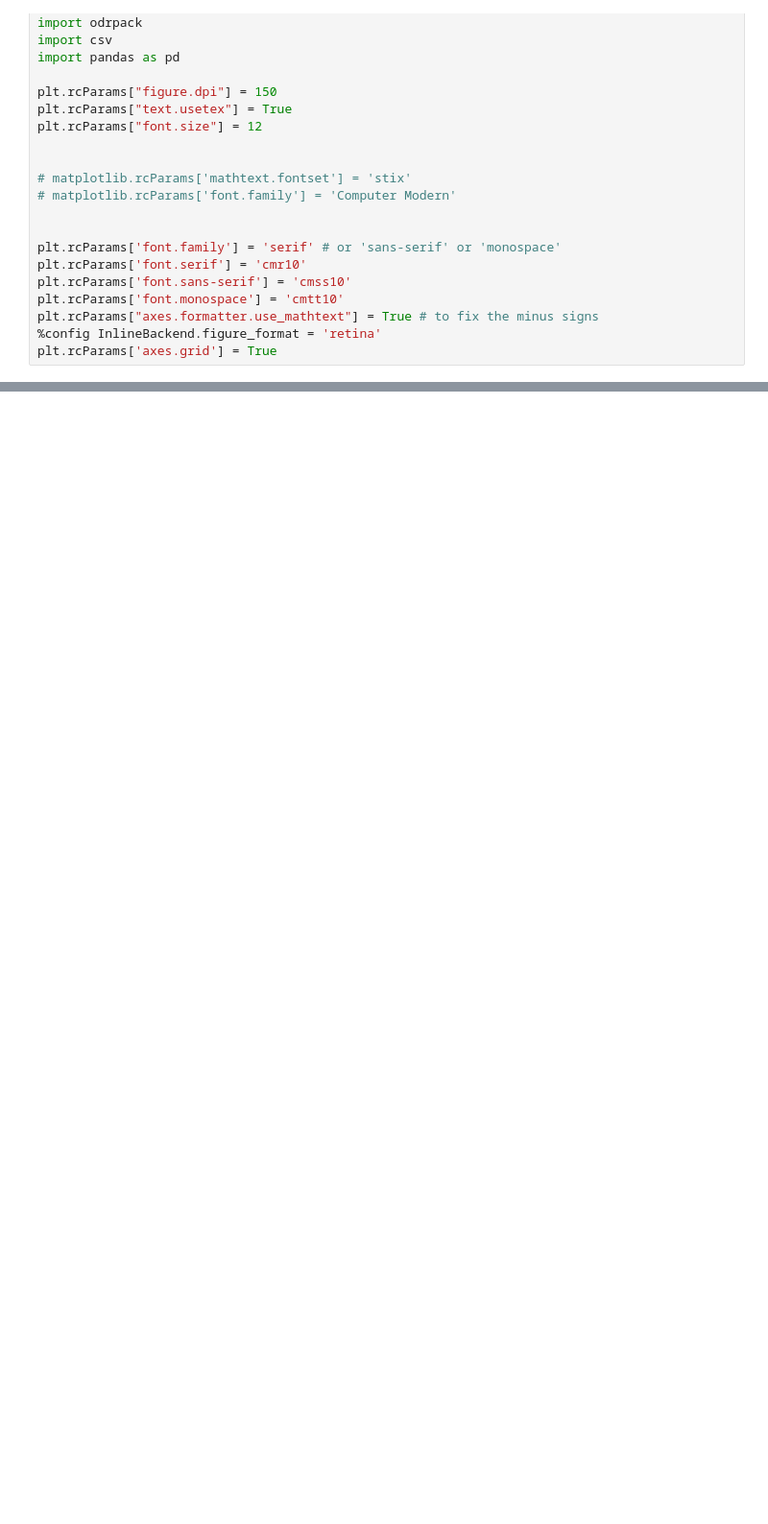
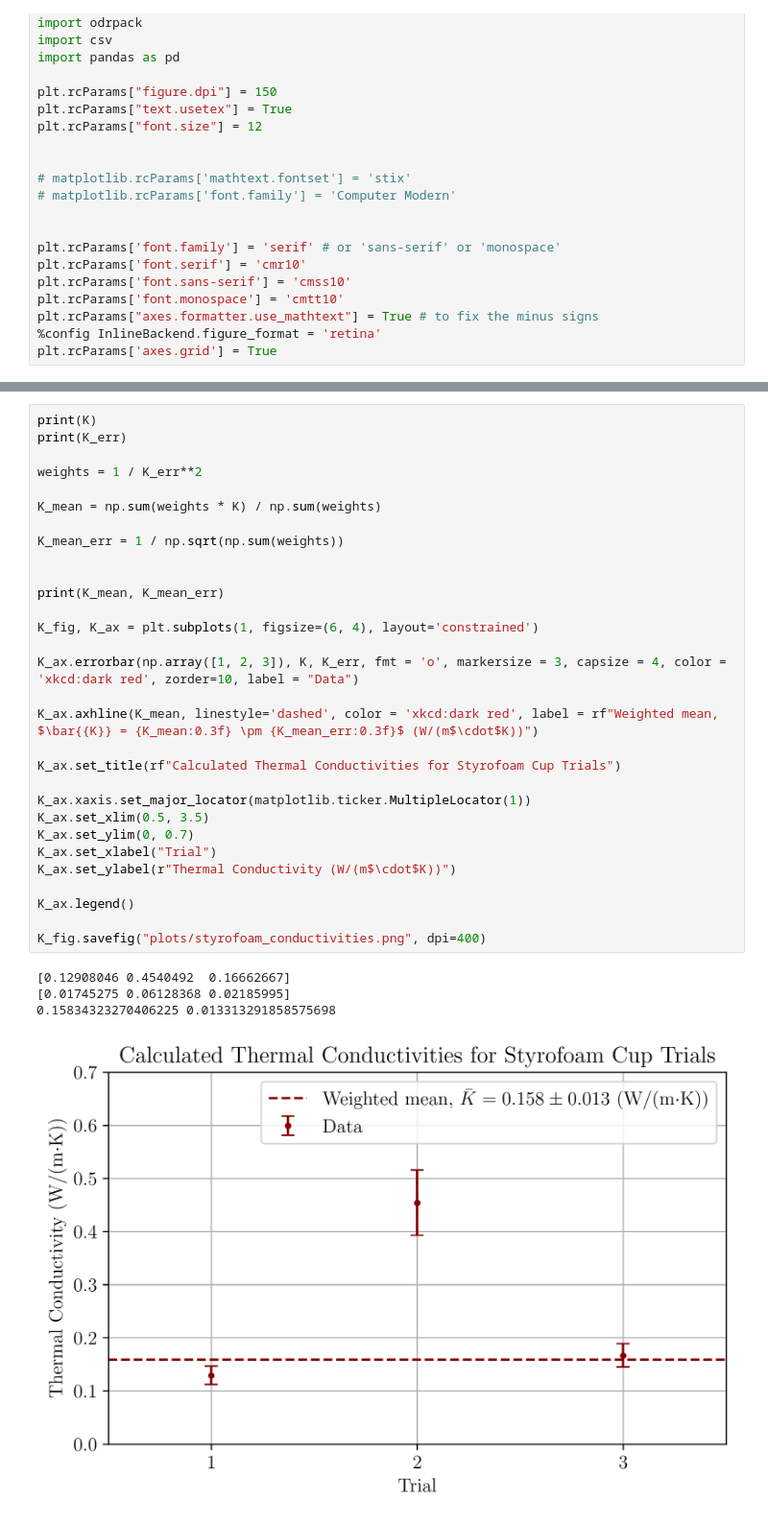
Before and after one commit to mlumminger/Physics-5CL, a Jupyter notebook: Lab 6/lab6_exp3_styrofoam.ipynb, the cells around one changed output, grey strips where cells are left out. Shown at 96% size. Cells and saved outputs as stored; diff of their text form; blank space fills up the shorter version.

```diff
--- a/Lab 6/lab6_exp3_styrofoam.ipynb
+++ b/Lab 6/lab6_exp3_styrofoam.ipynb
@@ -145,0 +168,35 @@ ax.legend()
+# %%
+print(K)
+print(K_err)
+
+weights = 1 / K_err**2
+
+K_mean = np.sum(weights * K) / np.sum(weights)
+
+K_mean_err = 1 / np.sqrt(np.sum(weights))
+
+
+print(K_mean, K_mean_err)
+
+K_fig, K_ax = plt.subplots(1, figsize=(6, 4), layout='constrained')
+
+K_ax.errorbar(np.array([1, 2, 3]), K, K_err, fmt = 'o', markersize = 3, capsize = 4, color = 'xkcd:dark red', zorder=10, label = "Data")
+
+K_ax.axhline(K_mean, linestyle='dashed', color = 'xkcd:dark red', label = rf"Weighted mean, $\bar{{K}} = {K_mean:0.3f} \pm {K_mean_err:0.3f}$ (W/(m$\cdot$K))")
+
+K_ax.set_title(rf"Calculated Thermal Conductivities for Styrofoam Cup Trials")
+
+K_ax.xaxis.set_major_locator(matplotlib.ticker.MultipleLocator(1))
+K_ax.set_xlim(0.5, 3.5)
+K_ax.set_ylim(0, 0.7)
+K_ax.set_xlabel("Trial")
+K_ax.set_ylabel(r"Thermal Conductivity (W/(m$\cdot$K))")
+
+K_ax.legend()
+
+K_fig.savefig("plots/styrofoam_conductivities.png", dpi=400)
+# %% [output]
+[0.12908046 0.4540492  0.16662667]
+[0.01745275 0.06128368 0.02185995]
+0.15834323270406225 0.013313291858575698
+[figure, added]
```
Also changed, not shown: parts of 6 cells of this notebook, 17 other files.
